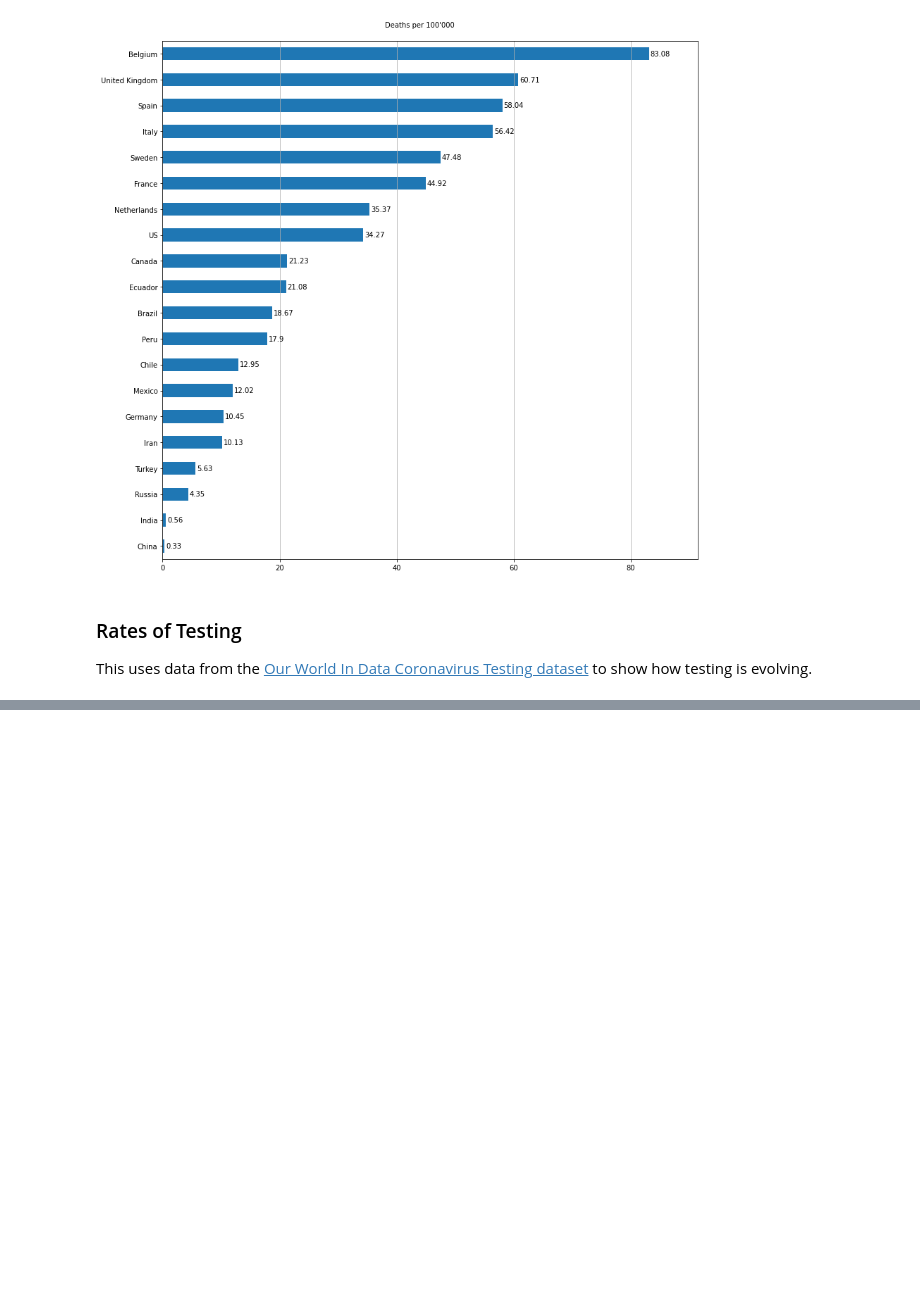
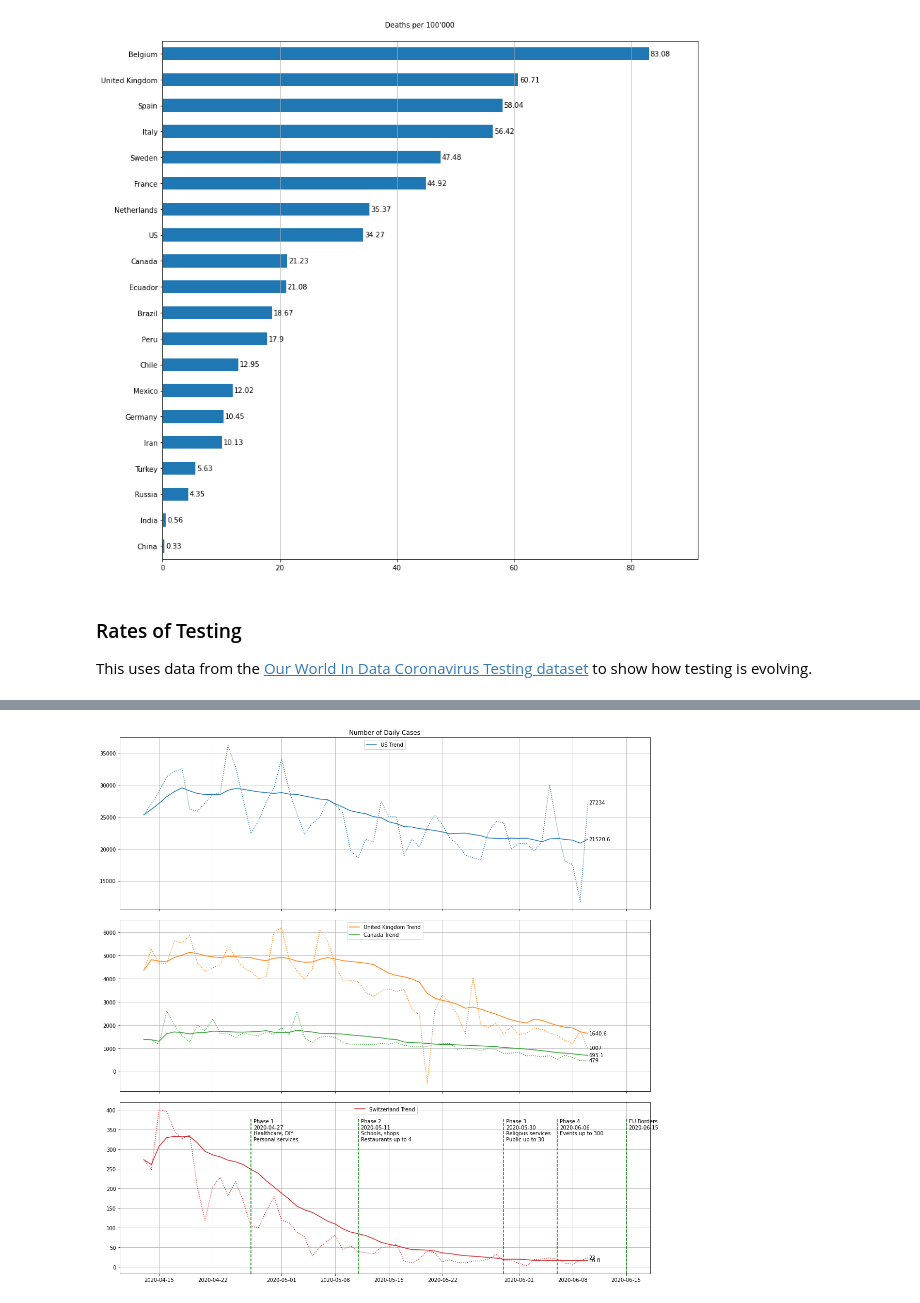
Before and after one commit to willharris/coronastats, a Jupyter notebook: coronastats.ipynb, the cells around one changed output, grey strips where cells are left out. Cells and saved outputs as stored; diff of their text form; code cells hidden in the pictures; blank space fills up the shorter version.

Commit message:
Added phase markers for Swiss reopenings

```diff
--- a/coronastats.ipynb
+++ b/coronastats.ipynb
@@ -208 +208,60 @@ plt.show()
+# %%
+days = 60
+
+dailies = cases_interest.loc[["US", "United Kingdom", "Canada", "Switzerland"]].iloc[:, -days:].T.diff()
+dailies.index = pd.to_datetime(dailies.index)
+
+colors = plt.rcParams["axes.prop_cycle"].by_key()["color"]
+splits = [1, 2, 1]
+
+fig, axes = plt.subplots(len(splits), 1, sharex=True, figsize=(15, 15))
+fig.tight_layout()
+
+axes[0].set(title="Number of Daily Cases")
+
+start = 0
+for split in range(len(splits)):
+    end = start + splits[split]
+    ax = axes[split]
+    ax.grid()
+    ax.set_prop_cycle(color=colors[start:end])
+    data = dailies.iloc[:, start:end]
+    trend = data.rolling("14d").mean()
+    labels = list(dailies.columns[start:end])
+    ax.plot(trend)
+    ax.plot(data, linestyle=":", label=[f"{x} Data" for x in labels])
+
+    ax.legend([f"{x} Trend" for x in labels], loc="upper center")
+
+    last_data = data.iloc[-1]
+    last_trend = trend.iloc[-1]
+    for val in last_trend.values:
+        ax.annotate(round(val, 1), (last_trend.name, val), xytext=(2, -3),
+                    textcoords="offset points", fontsize=fontsize)
+    for val in last_data.values:
+        ax.annotate(int(round(val, 0)), (last_data.name, val), xytext=(2, -3),
+                    textcoords="offset points", fontsize=fontsize)
+
+    start = end
+
+lineheight = 0.90
+dates = [
+    ("2020-04-27", "Phase 1\n{}\nHealthcare, DIY\nPersonal services"),
+    ("2020-05-11", "Phase 2\n{}\nSchools, shops\nRestaurants up to 4"),
+    ("2020-05-30", "Phase 3\n{}\nReligous services\nPublic up to 30"),
+    ("2020-06-06", "Phase 4\n{}\nEvents up to 300"),
+    ("2020-06-15", "EU Borders\n{}")
+]
+
+chax = axes[-1]
+for date in dates:
+    at = pd.Timestamp(date[0])
+    line = chax.axvline(at, color="g", ls="--", ymax=lineheight)
+    text = date[1].format(date[0])
+    chax.annotate(text, (at, chax.dataLim.height * lineheight), xytext=(5, 15),
+                  textcoords="offset points", fontsize=fontsize, verticalalignment="top")
+
+plt.show()
+# %% [output]
+[figure, added]
 # %%
```
Also changed, not shown: parts of 4 cells of this notebook.
